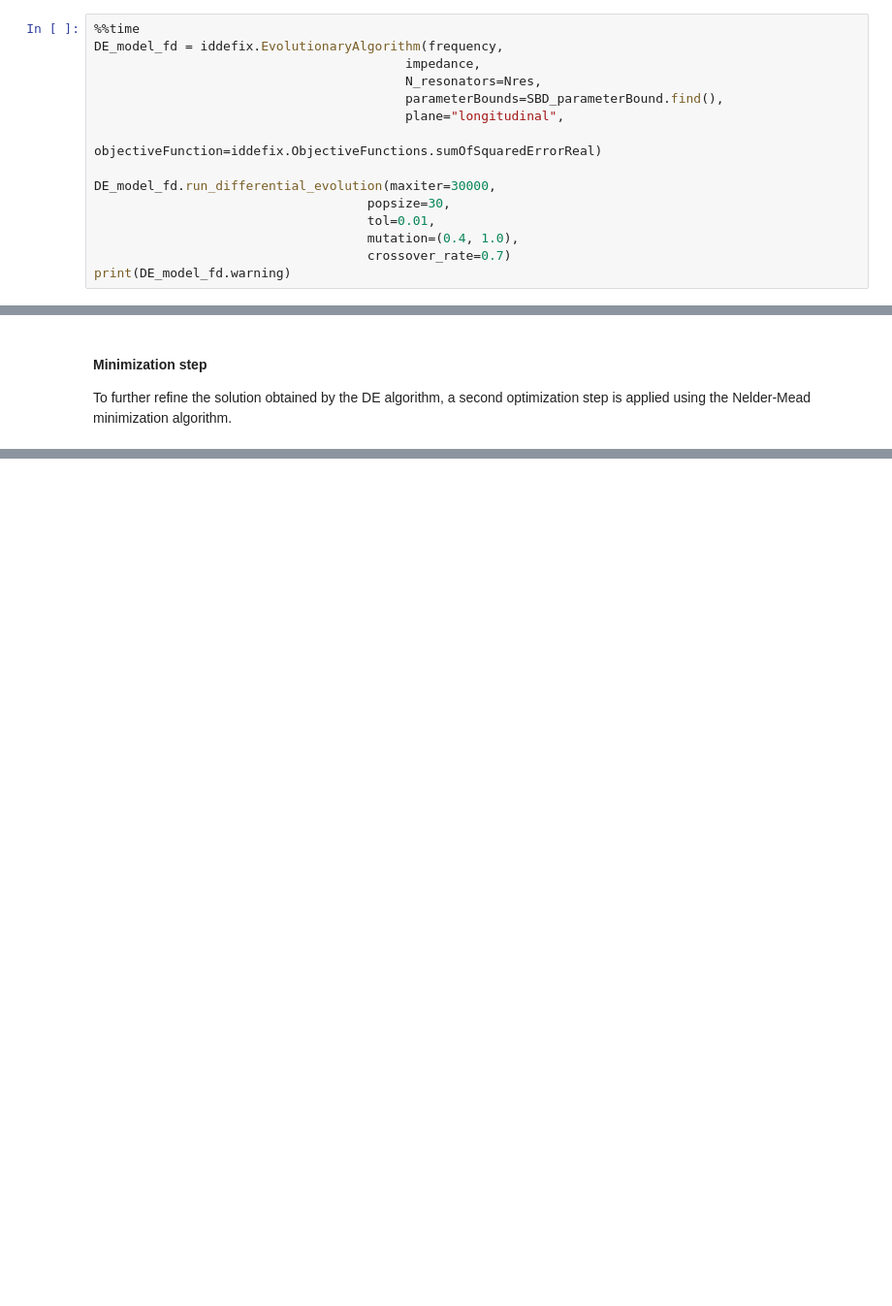
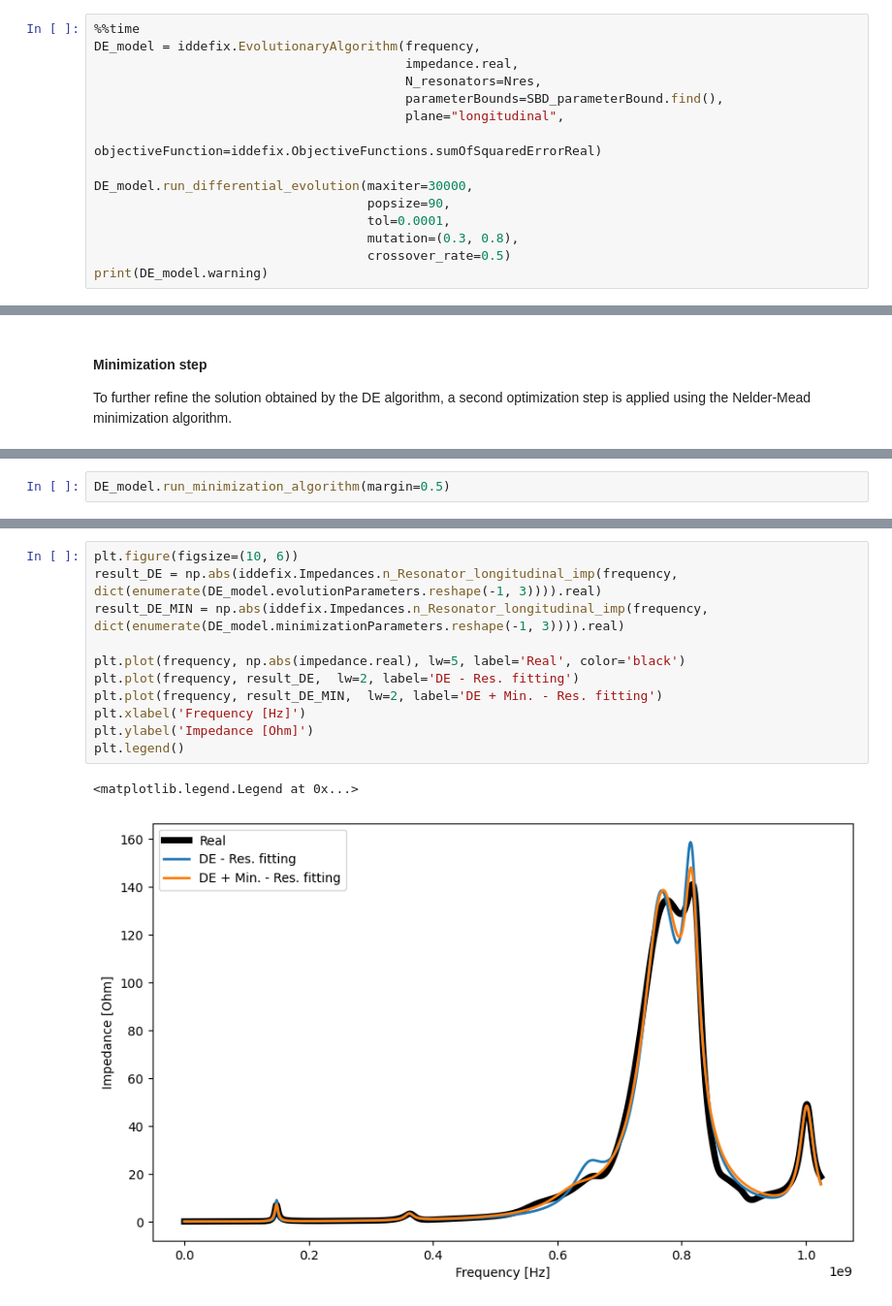
Before and after one commit to SebastienJoly/IDDEFIX, a Jupyter notebook: examples/003_beam_wire_scanner.ipynb, the cells around one changed output, grey strips where cells are left out. Shown at 97% size. Saved outputs shown, nothing was run; the diff lists cells and outputs as text; blank space fills up the shorter version.

```diff
--- a/examples/003_beam_wire_scanner.ipynb
+++ b/examples/003_beam_wire_scanner.ipynb
@@ -58,17 +58,17 @@ SBD_parameterBound.inspect()
 Running the DE algorithm with IDDEFIX and chosen parameters.
 # %%
 %%time
-DE_model_fd = iddefix.EvolutionaryAlgorithm(frequency,
-                                         impedance,
+DE_model = iddefix.EvolutionaryAlgorithm(frequency,
+                                         impedance.real,
                                          N_resonators=Nres,
                                          parameterBounds=SBD_parameterBound.find(),
                                          plane="longitudinal",
                                          objectiveFunction=iddefix.ObjectiveFunctions.sumOfSquaredErrorReal)
 
-DE_model_fd.run_differential_evolution(maxiter=30000,
-                                    popsize=30,
-                                    tol=0.01,
-                                    mutation=(0.4, 1.0),
-                                    crossover_rate=0.7)
-print(DE_model_fd.warning)
+DE_model.run_differential_evolution(maxiter=30000,
+                                    popsize=90,
+                                    tol=0.0001,
+                                    mutation=(0.3, 0.8),
+                                    crossover_rate=0.5)
+print(DE_model.warning)
 # %% [output]
@@ -90,0 +91,2 @@ Resonator |   Rs [Ohm/m or Ohm]    |        Q         |    fres [Hz]
+# %%
+DE_model.run_minimization_algorithm(margin=0.5)
@@ -90,0 +107,14 @@ Resonator |   Rs [Ohm/m or Ohm]    |        Q         |    fres [Hz]
+# %%
+plt.figure(figsize=(10, 6))
+result_DE = np.abs(iddefix.Impedances.n_Resonator_longitudinal_imp(frequency, dict(enumerate(DE_model.evolutionParameters.reshape(-1, 3)))).real)
+result_DE_MIN = np.abs(iddefix.Impedances.n_Resonator_longitudinal_imp(frequency, dict(enumerate(DE_model.minimizationParameters.reshape(-1, 3)))).real)
+
+plt.plot(frequency, np.abs(impedance.real), lw=5, label='Real', color='black')
+plt.plot(frequency, result_DE,  lw=2, label='DE - Res. fitting')
+plt.plot(frequency, result_DE_MIN,  lw=2, label='DE + Min. - Res. fitting')
+plt.xlabel('Frequency [Hz]')
+plt.ylabel('Impedance [Ohm]')
+plt.legend()
+# %% [output]
+<matplotlib.legend.Legend at 0x...>
+[figure, added]
```
Also changed, not shown: parts of 7 cells of this notebook, 2 other files.
